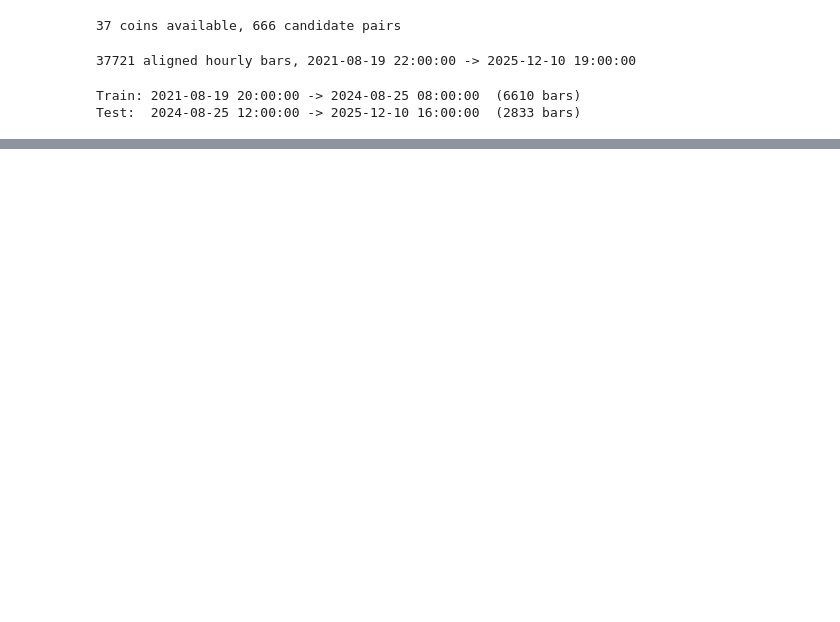
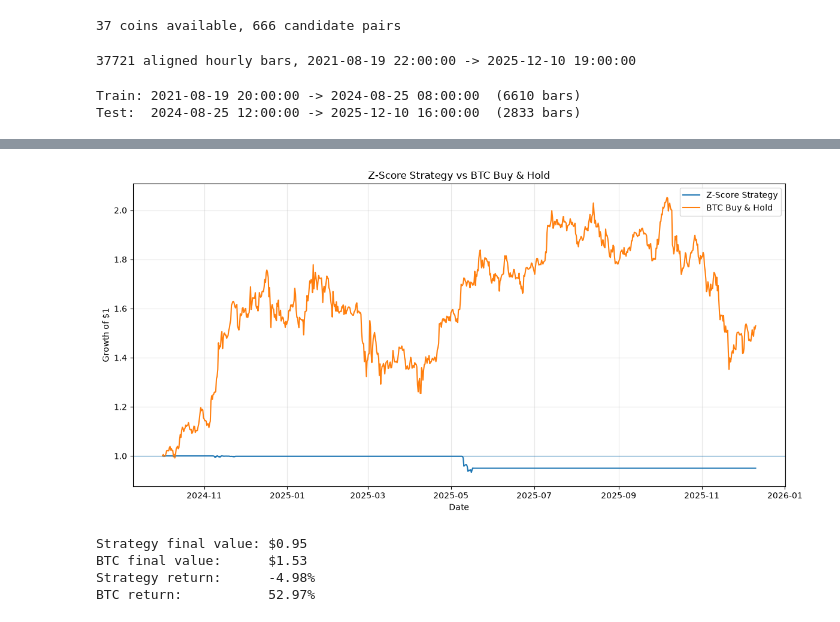
Before and after one commit to blrodriguez18/WSQproject, a Jupyter notebook: clean.ipynb, the cells around one changed output, grey strips where cells are left out. Saved outputs shown, nothing was run; the diff lists cells and outputs as text; code cells hidden in the pictures; blank space fills up the shorter version.

```diff
--- a/clean.ipynb
+++ b/clean.ipynb
@@ -1037,0 +1348,49 @@ plt.show()
+# %%
+# ----------------------------------------------
+# Compare strategy vs BTC buy-and-hold
+# ----------------------------------------------
+
+# Strategy cumulative equity
+strategy_equity = (1 + z_port_ret.fillna(0)).cumprod()
+
+# BTC returns over the same test period
+btc_prices = prices_best_z[["timestamp", "BTC"]].copy()
+btc_prices = btc_prices[btc_prices["timestamp"] >= first_z_date].set_index("timestamp")
+btc_returns = btc_prices["BTC"].pct_change().fillna(0)
+
+# BTC cumulative equity
+btc_equity = (1 + btc_returns).cumprod()
+
+# Align both series to the same timestamps
+comparison = pd.concat(
+    [strategy_equity.rename("Strategy"), btc_equity.rename("BTC")],
+    axis=1
+).dropna()
+
+# Normalize both to $1
+comparison = comparison / comparison.iloc[0]
+
+# Plot
+plt.figure(figsize=(12, 6))
+plt.plot(comparison.index, comparison["Strategy"], label="Z-Score Strategy")
+plt.plot(comparison.index, comparison["BTC"], label="BTC Buy & Hold")
+plt.axhline(1.0, linewidth=0.8)
+plt.title("Z-Score Strategy vs BTC Buy & Hold")
+plt.xlabel("Date")
+plt.ylabel("Growth of $1")
+plt.legend()
+plt.grid(True, alpha=0.3)
+plt.tight_layout()
+plt.show()
+
+# Print final outcomes
+print(f"Strategy final value: ${comparison['Strategy'].iloc[-1]:.2f}")
+print(f"BTC final value:      ${comparison['BTC'].iloc[-1]:.2f}")
+print(f"Strategy return:      {(comparison['Strategy'].iloc[-1] - 1) * 100:.2f}%")
+print(f"BTC return:           {(comparison['BTC'].iloc[-1] - 1) * 100:.2f}%")
+# %% [output]
+[figure, added]
+Strategy final value: $0.95
+BTC final value:      $1.53
+Strategy return:      -4.98%
+BTC return:           52.97%
```
Also changed, not shown: parts of 25 cells of this notebook.
